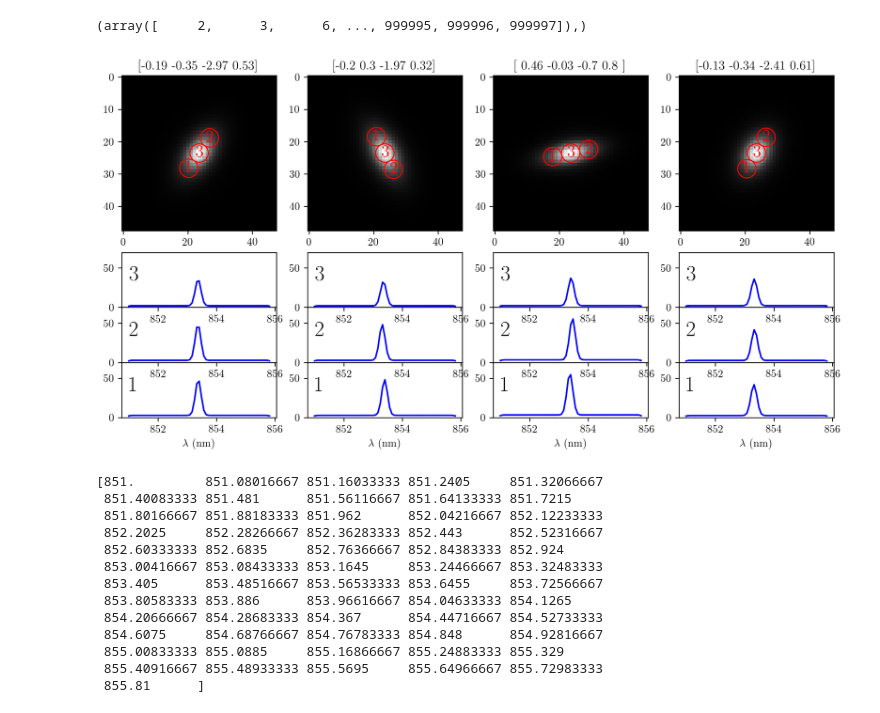
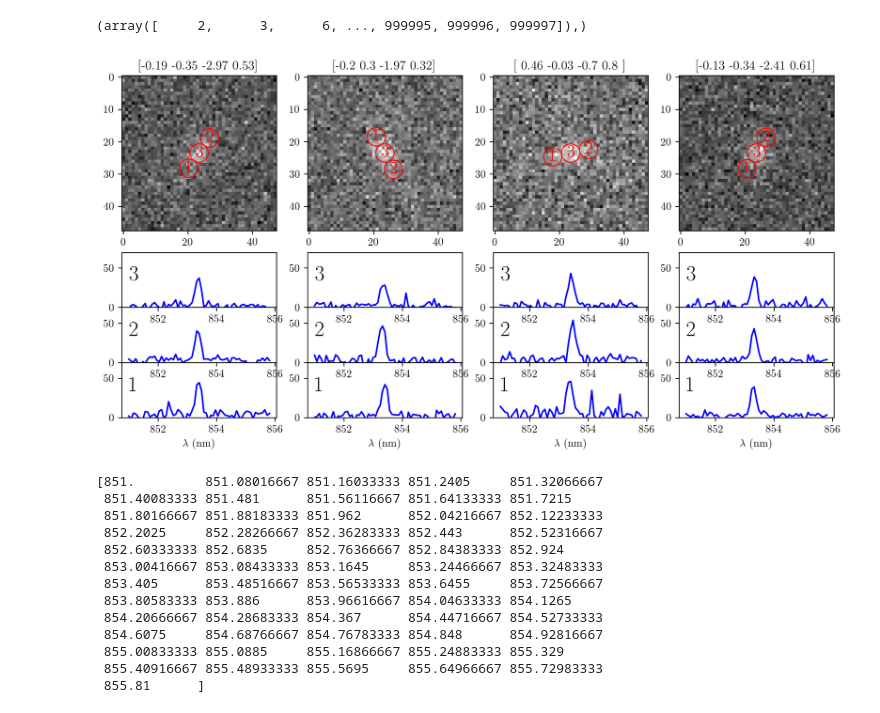
Before and after one commit to KinematicLensing/kl-nn, a Jupyter notebook: data_generate/test_training_data.ipynb, the cells around one changed output. Saved outputs shown, nothing was run; the diff lists cells and outputs as text; code cells hidden in the pictures.

```diff
--- a/data_generate/test_training_data.ipynb
+++ b/data_generate/test_training_data.ipynb
@@ -58,4 +58,6 @@ No.    Name      Ver    Type      Cards   Dimensions   Format
  12                1 ImageHDU        21   (48, 48)   float32
 # %%
 img = hdu[7].data
-noise = hdu[8].data
+noise_img = hdu[8].data
+spec = hdu[1].data
+noise_spec = hdu[2].data
@@ -61,0 +73,13 @@ noise = hdu[8].data
+# %%
+def scale_noise(data, noise, SNR):
+    data_copy = data.copy()
+    noise_copy = noise.copy()
+    segmask = data_copy > 0.1*np.max(data_copy)
+    data_copy[~segmask] = 0
+    noise_copy[~segmask] = 0
+    target = np.sum(data_copy)/SNR
+    noise *= target/np.sqrt(np.sum(noise_copy**2))
+    return noise
+# %%
+noise_new = scale_noise(img, noise_img, 15)
+img_seg, noise_seg_img, SNR_img = segmask_quick(img, noise_new)
@@ -151,44 +171,50 @@ for i, grid in enumerate(gs):
         ax = plt.subplot(grid)
         hdu = fits.open(join(fits_dir, f'temp_1/training_{i}.fits'))
         params = np.round(np.array(samples.iloc[i]), 2)
-        image_data = hdu[11].data
-        ax.imshow(image_data, cmap='gray')
+        image_data = hdu[7].data
+        image_noise = hdu[8].data
+        noise_new = scale_noise(image_data, image_noise, 15)
+        ax.imshow(image_data+noise_new, cmap='gray')
 
         for j in range(3):
             x, y = hdu[j*2+1].header['FIBERDX'], hdu[j*2+1].header['FIBERDY']
             x = x/pixscale + 23.5
             y = y/pixscale + 23.5
             offsetpos = (x,y)
             fiber = patches.Circle(offsetpos, 0.75/pixscale, color='red', fill=False)
             ax.add_patch(fiber)
             ax.text(x-1, y+1.25, f'{j+1}', fontsize=16, color='red')
         ax.set_title(f'{params[1:5]}')
 
     else:
         i -= 4
         hdu = fits.open(join(fits_dir, f'temp_1/training_{i}.fits'))
         spec_data = hdu[1].data
+        spec_noise = hdu[2].data
+        noise_new = scale_noise(spec_data, spec_noise, 15)
         ax = plt.subplot(grid)
         plt.sca(ax)
-        ax.plot(lamb, spec_data, color='blue')
+        ax.plot(lamb, spec_data+noise_new, color='blue')
         ax.text(0.05, 0.75, '1', horizontalalignment='left', verticalalignment='top', transform = ax.transAxes, fontsize=20)
         ax.set_ylim(0, 70)
         ax.set_xlabel(r'$\lambda$ (nm)')
         divider = make_axes_locatable(ax)
 
         for j in range(2):
             index = 2*(j+1)+1
             spec_data = hdu[index].data
+            spec_noise = hdu[index+1].data
+            noise_new = scale_noise(spec_data, spec_noise, 15)
             ax1 = divider.append_axes("top", size="100%", pad=0, sharex=ax)
-            ax1.plot(lamb, spec_data, color='blue')
+            ax1.plot(lamb, spec_data+noise_new, color='blue')
             ax1.text(0.05, 0.75, f'{j+2}', horizontalalignment='left', verticalalignment='top', transform = ax1.transAxes, fontsize=20)
             #ax1.set_xticklabels([])
             ax1.set_ylim(0, 70)
 
-plt.savefig(join(fig_dir, 'training_data_img_samples.jpg'), dpi=300)
+plt.savefig(join(fig_dir, 'training_data_noisy_samples.jpg'), dpi=300)
 plt.show()
 # %% [output]
-[figure, old version]
+[figure, new version]
 # %%
 print(lamb)
 # %% [output]
```
Also changed, not shown: parts of 6 cells of this notebook, 7 other files.
